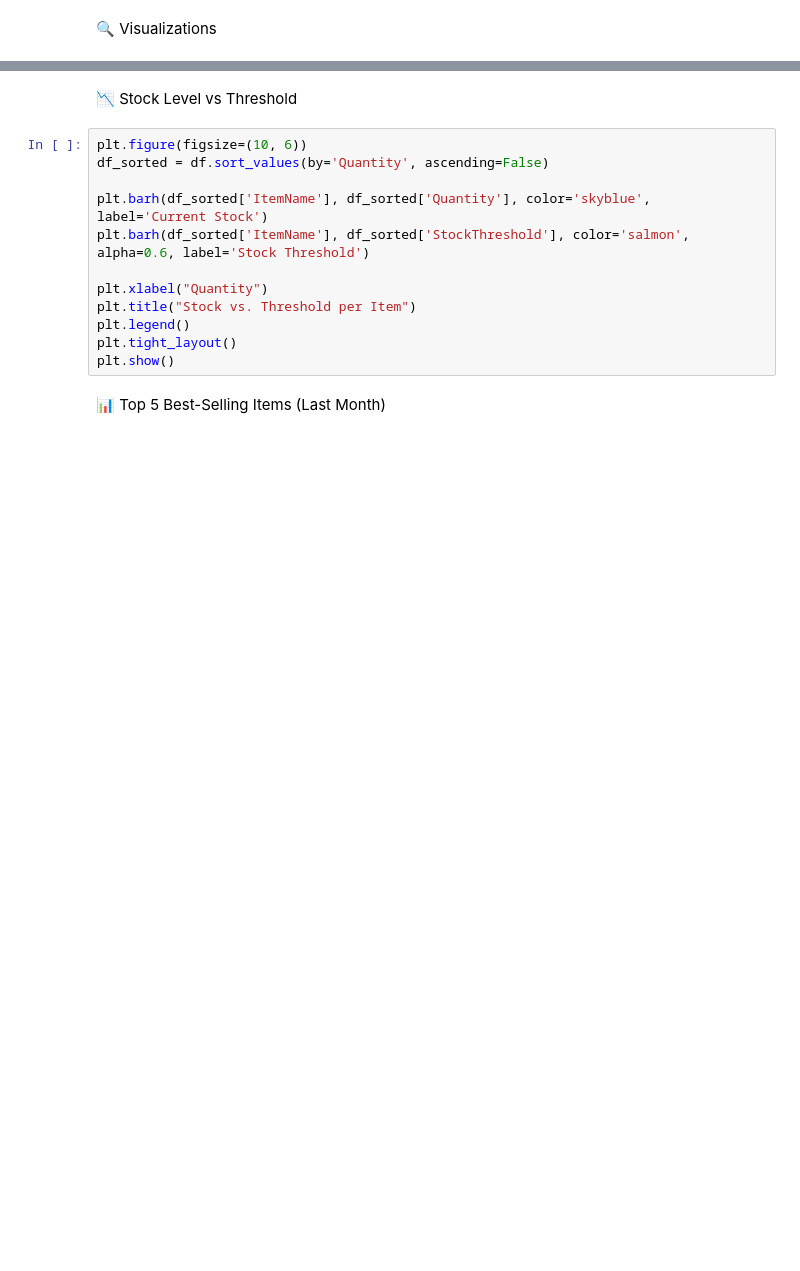
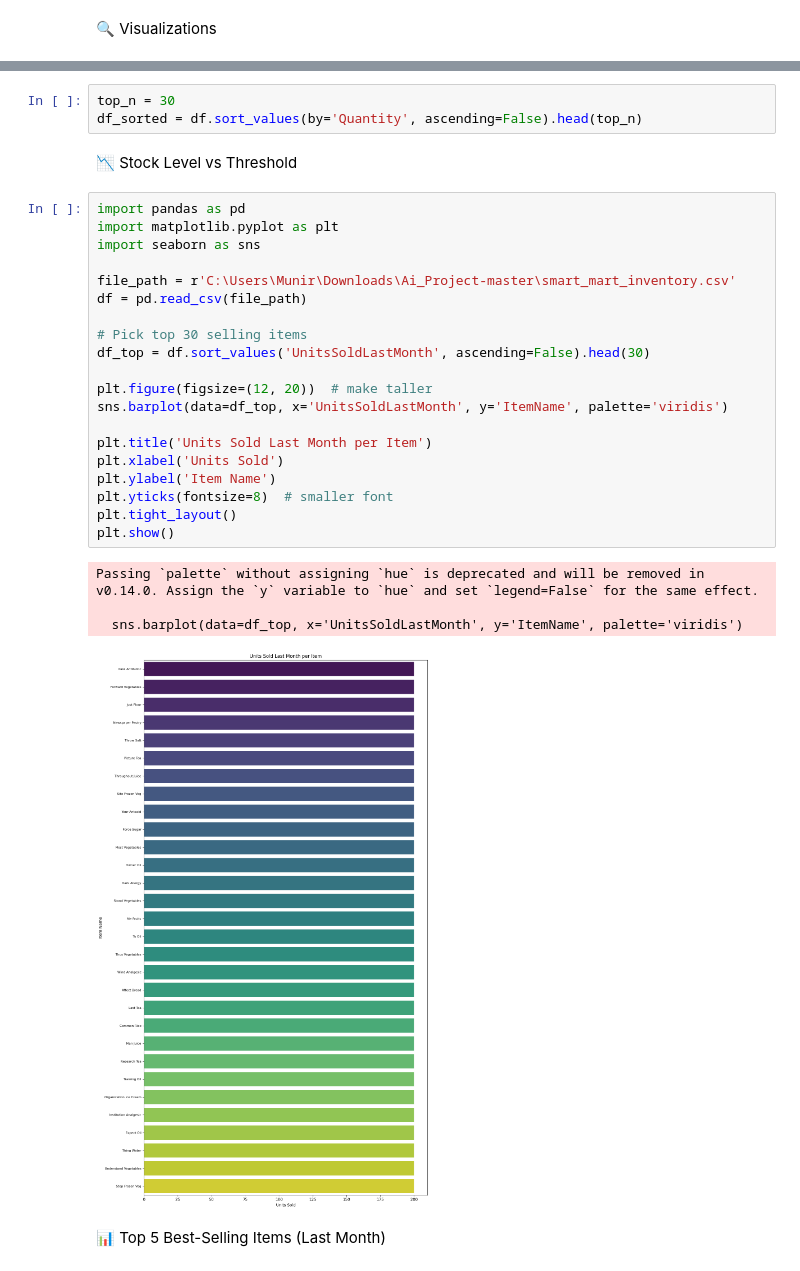
Before and after one commit to fatiqaaa/Ai_Project, a Jupyter notebook: VisualizeStock.ipynb, the cells around one changed output, grey strips where cells are left out. Cells and saved outputs as stored; diff of their text form; blank space fills up the shorter version.

```diff
--- a/VisualizeStock.ipynb
+++ b/VisualizeStock.ipynb
@@ -22,17 +35,33 @@ Passing `palette` without assigning `hue` is deprecated and will be removed in v
+# %%
+top_n = 30
+df_sorted = df.sort_values(by='Quantity', ascending=False).head(top_n)
 # %% [markdown]
 📉 Stock Level vs Threshold
 # %%
-plt.figure(figsize=(10, 6))
-df_sorted = df.sort_values(by='Quantity', ascending=False)
+import pandas as pd
+import matplotlib.pyplot as plt
+import seaborn as sns
 
-plt.barh(df_sorted['ItemName'], df_sorted['Quantity'], color='skyblue', label='Current Stock')
-plt.barh(df_sorted['ItemName'], df_sorted['StockThreshold'], color='salmon', alpha=0.6, label='Stock Threshold')
+file_path = r'C:\Users\Munir\Downloads\Ai_Project-master\smart_mart_inventory.csv'
+df = pd.read_csv(file_path)
 
-plt.xlabel("Quantity")
-plt.title("Stock vs. Threshold per Item")
-plt.legend()
+# Pick top 30 selling items
+df_top = df.sort_values('UnitsSoldLastMonth', ascending=False).head(30)
+
+plt.figure(figsize=(12, 20))  # make taller
+sns.barplot(data=df_top, x='UnitsSoldLastMonth', y='ItemName', palette='viridis')
+
+plt.title('Units Sold Last Month per Item')
+plt.xlabel('Units Sold')
+plt.ylabel('Item Name')
+plt.yticks(fontsize=8)  # smaller font
 plt.tight_layout()
 plt.show()
+# %% [output]
+Passing `palette` without assigning `hue` is deprecated and will be removed in v0.14.0. Assign the `y` variable to `hue` and set `legend=False` for the same effect.
+
+  sns.barplot(data=df_top, x='UnitsSoldLastMonth', y='ItemName', palette='viridis')
+[figure, added]
 # %% [markdown]
 📊 Top 5 Best-Selling Items (Last Month)
 # %%
```
Also changed, not shown: parts of 4 cells of this notebook.
